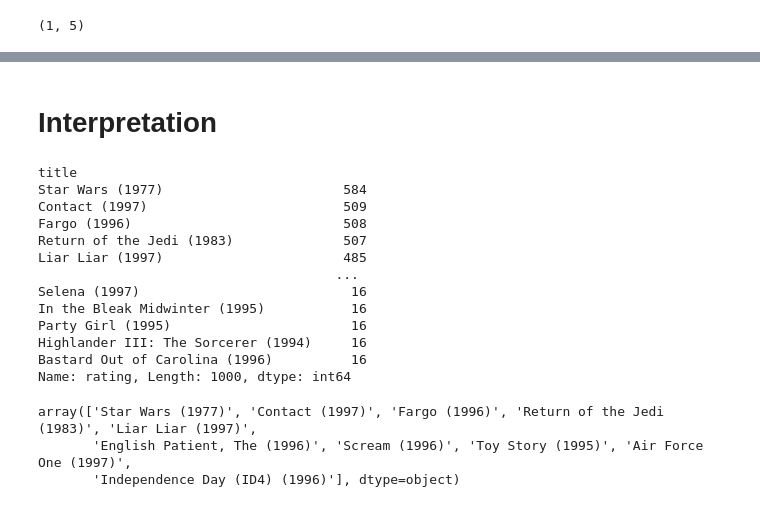
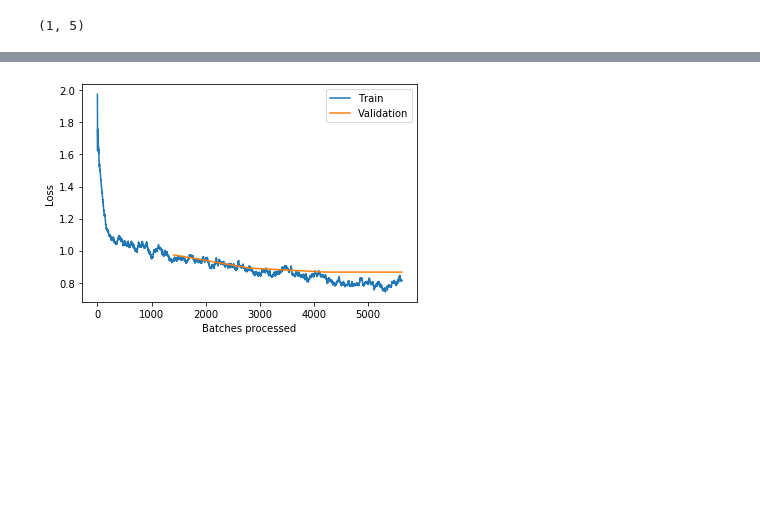
Before and after one commit to yasamanensafi/recommender_system, a Jupyter notebook: Recommender Systems.ipynb, the cells around one changed output, grey strips where cells are left out. Saved outputs shown, nothing was run; the diff lists cells and outputs as text; code cells hidden in the pictures; blank space fills up the shorter version.

```diff
--- a/Recommender Systems.ipynb
+++ b/Recommender Systems.ipynb
@@ -332,4 +218,6 @@ learn.fit_one_cycle(4, 5e-3)
+# %%
+learn.recorder.plot_losses()
+# %% [output]
+[figure, added]
 # %%
 learn.save('movie-dot-1')
-# %% [markdown]
-# Interpretation
@@ -338,25 +223,0 @@ learn.load('movie-dot-1');
-# %%
-# Find 1000 movies with the most ratings
-g = df.groupby('title')['rating'].count()
-g.sort_values(ascending=False)[:1000]
-# %% [output]
-title
-Star Wars (1977)                       584
-Contact (1997)                         509
-Fargo (1996)                           508
-Return of the Jedi (1983)              507
-Liar Liar (1997)                       485
-                                      ...
-Selena (1997)                           16
-In the Bleak Midwinter (1995)           16
-Party Girl (1995)                       16
-Highlander III: The Sorcerer (1994)     16
-Bastard Out of Carolina (1996)          16
-Name: rating, Length: 1000, dtype: int64
-# %%
-top_movies = g.sort_values(ascending=False).index.values[:1000]
-top_movies[:10]
-# %% [output]
-array(['Star Wars (1977)', 'Contact (1997)', 'Fargo (1996)', 'Return of the Jedi (1983)', 'Liar Liar (1997)',
-       'English Patient, The (1996)', 'Scream (1996)', 'Toy Story (1995)', 'Air Force One (1997)',
-       'Independence Day (ID4) (1996)'], dtype=object)
```
Also changed, not shown: parts of 87 cells of this notebook.
